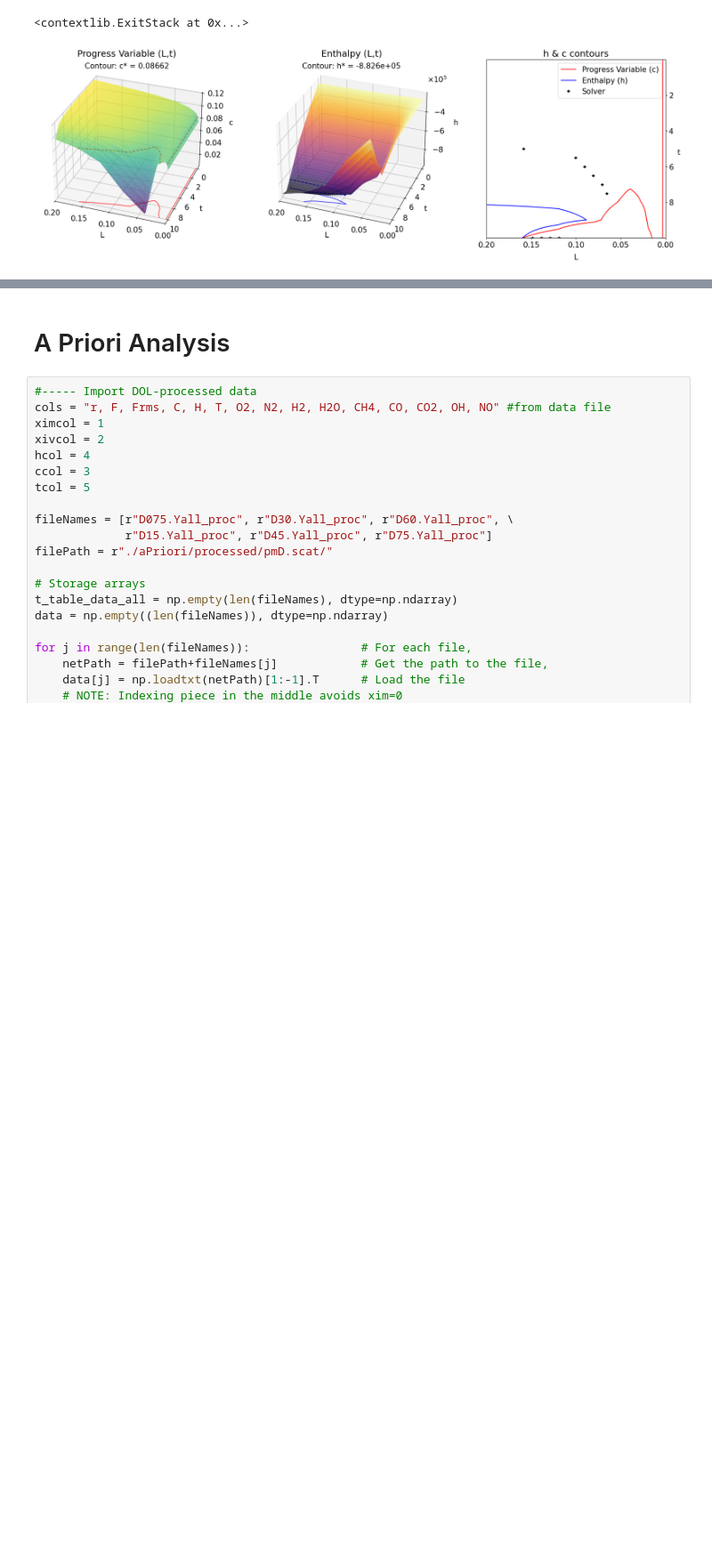
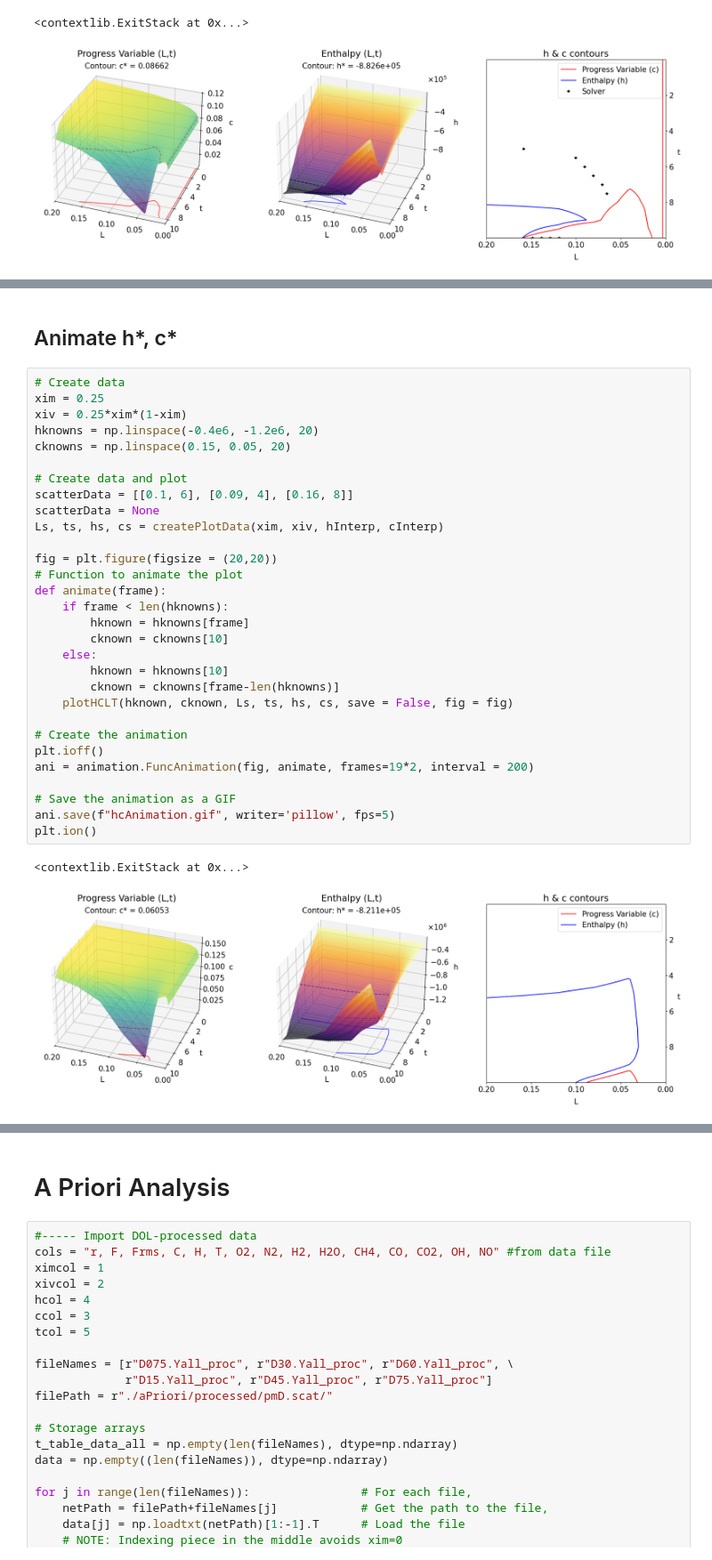
Before and after one commit to jwp91/TableMaker, a Jupyter notebook: flameTableMaker_workspace.ipynb, the cells around one changed output, grey strips where cells are left out. Shown at 89% size. Drawn from its saved outputs; the diff is of its cells as text; blank space fills up the shorter version.

```diff
--- a/flameTableMaker_workspace.ipynb
+++ b/flameTableMaker_workspace.ipynb
@@ -586,3 +634,38 @@ Check vals:  0.25 0.09375 -882600.0 0.08662
+# %% [markdown]
+## Animate h*, c*
+# %%
+# Create data
+xim = 0.25
+xiv = 0.25*xim*(1-xim)
+hknowns = np.linspace(-0.4e6, -1.2e6, 20)
+cknowns = np.linspace(0.15, 0.05, 20)
+
+# Create data and plot
+scatterData = [[0.1, 6], [0.09, 4], [0.16, 8]]
+scatterData = None
+Ls, ts, hs, cs = createPlotData(xim, xiv, hInterp, cInterp)
+
+fig = plt.figure(figsize = (20,20))
+# Function to animate the plot
+def animate(frame):
+    if frame < len(hknowns):
+        hknown = hknowns[frame]
+        cknown = cknowns[10]
+    else:
+        hknown = hknowns[10]
+        cknown = cknowns[frame-len(hknowns)]
+    plotHCLT(hknown, cknown, Ls, ts, hs, cs, save = False, fig = fig)
+
+# Create the animation
+plt.ioff()
+ani = animation.FuncAnimation(fig, animate, frames=19*2, interval = 200)
+
+# Save the animation as a GIF
+ani.save(f"hcAnimation.gif", writer='pillow', fps=5)
+plt.ion()
+# %% [output]
+<contextlib.ExitStack at 0x...>
+[figure, added]
 # %% [markdown]
 ## Next steps
 - [*] Run the above code block a few times, sort files into CloseFails, Fails, and Successes
```
Also changed, not shown: parts of 4 cells of this notebook, 4 other files.
